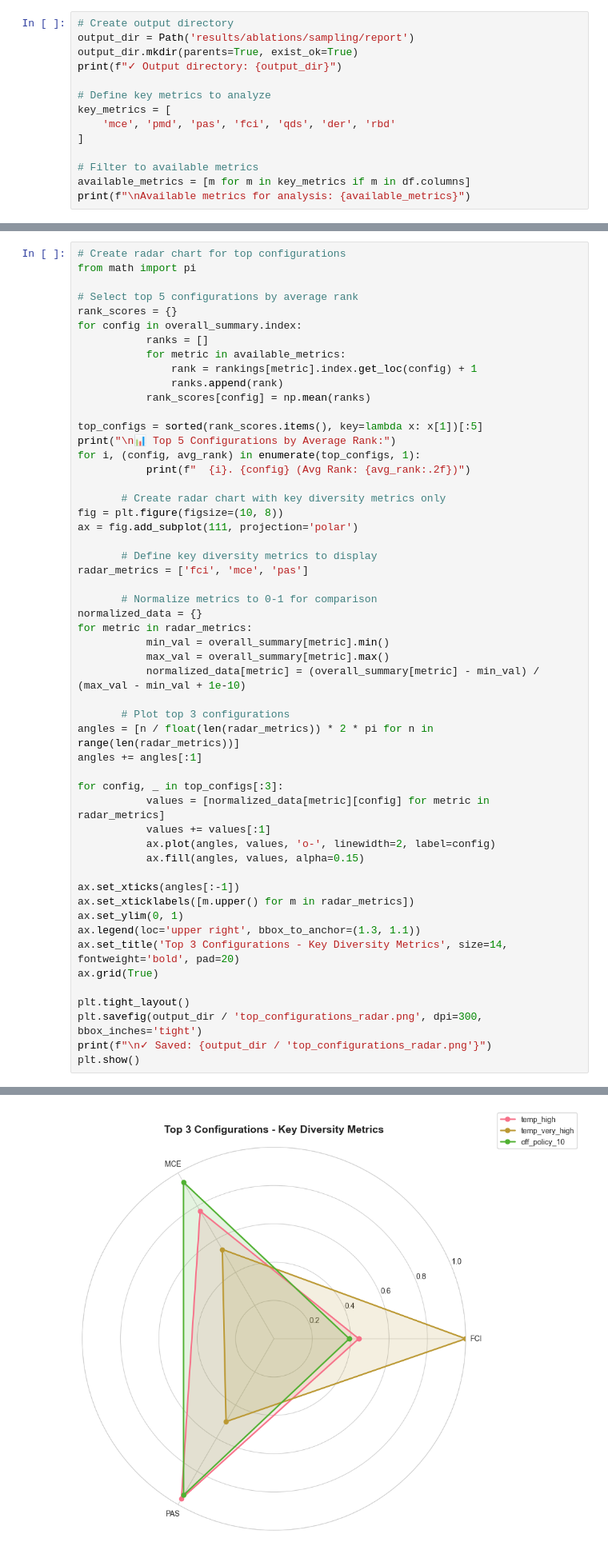
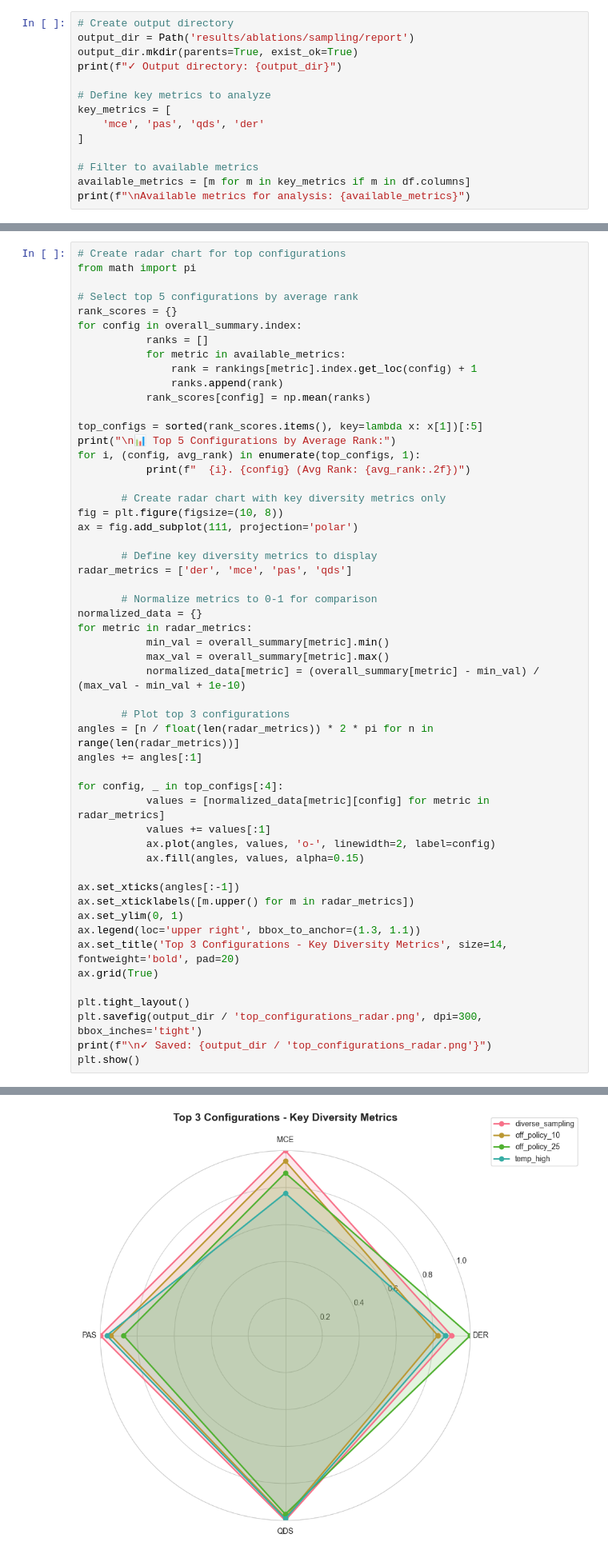
Before and after one commit to katroue/diversity-mogfn, a Jupyter notebook: scripts/ablations/create_sampling_ablation_report.ipynb, the cells around one changed output, grey strips where cells are left out. Shown: that part at 80% size. Saved outputs shown, nothing was run; the diff lists cells and outputs as text.

```diff
--- a/scripts/ablations/create_sampling_ablation_report.ipynb
+++ b/scripts/ablations/create_sampling_ablation_report.ipynb
@@ -224,7 +224,7 @@ print(f"✓ Output directory: {output_dir}")
 
 # Define key metrics to analyze
 key_metrics = [
-    'mce', 'pmd', 'pas', 'fci', 'qds', 'der', 'rbd'
+    'mce', 'pas', 'qds', 'der'
 ]
 
 # Filter to available metrics
@@ -787,7 +776,7 @@ fig = plt.figure(figsize=(10, 8))
 ax = fig.add_subplot(111, projection='polar')
 
        # Define key diversity metrics to display
-radar_metrics = ['fci', 'mce', 'pas']
+radar_metrics = ['der', 'mce', 'pas', 'qds']
 
        # Normalize metrics to 0-1 for comparison
 normalized_data = {}
@@ -800,7 +789,7 @@ for metric in radar_metrics:
 angles = [n / float(len(radar_metrics)) * 2 * pi for n in range(len(radar_metrics))]
 angles += angles[:1]
 
-for config, _ in top_configs[:3]:
+for config, _ in top_configs[:4]:
            values = [normalized_data[metric][config] for metric in radar_metrics]
            values += values[:1]
            ax.plot(angles, values, 'o-', linewidth=2, label=config)
@@ -827,6 +816,6 @@ plt.show()
 
 ✓ Saved: results/ablations/sampling/report/top_configurations_radar.png
-[figure, old version]
+[figure, new version]
 # %% [markdown]
 ## 9. Comprehensive Summary Report
 
```
Also changed, not shown: parts of 14 cells of this notebook, 46 other files.
